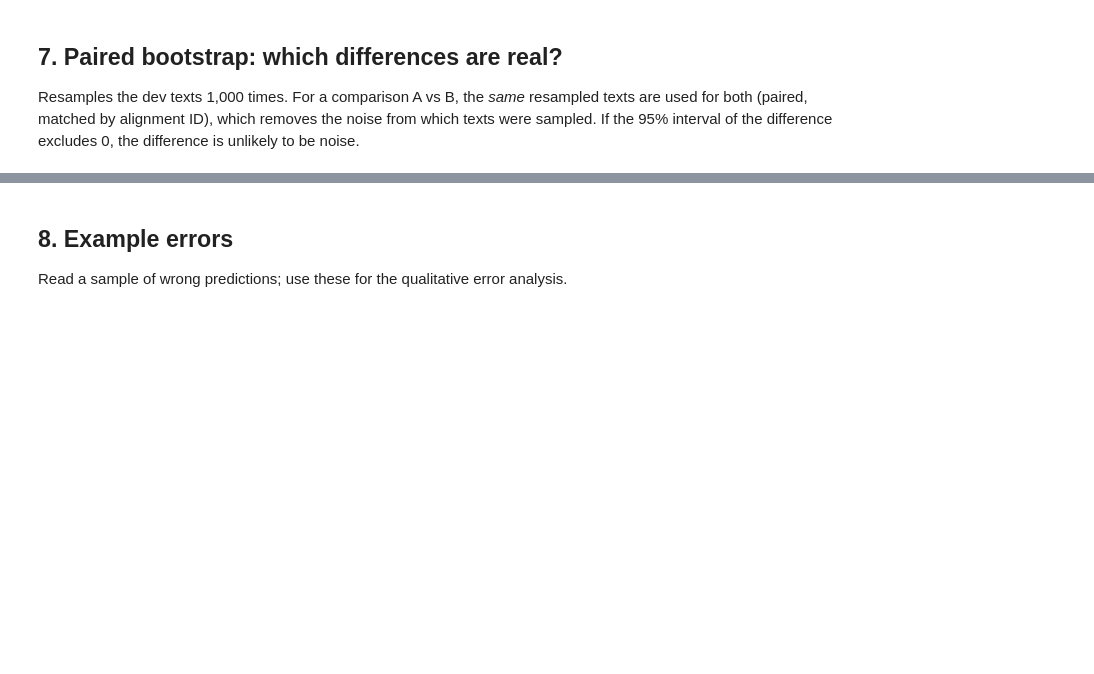
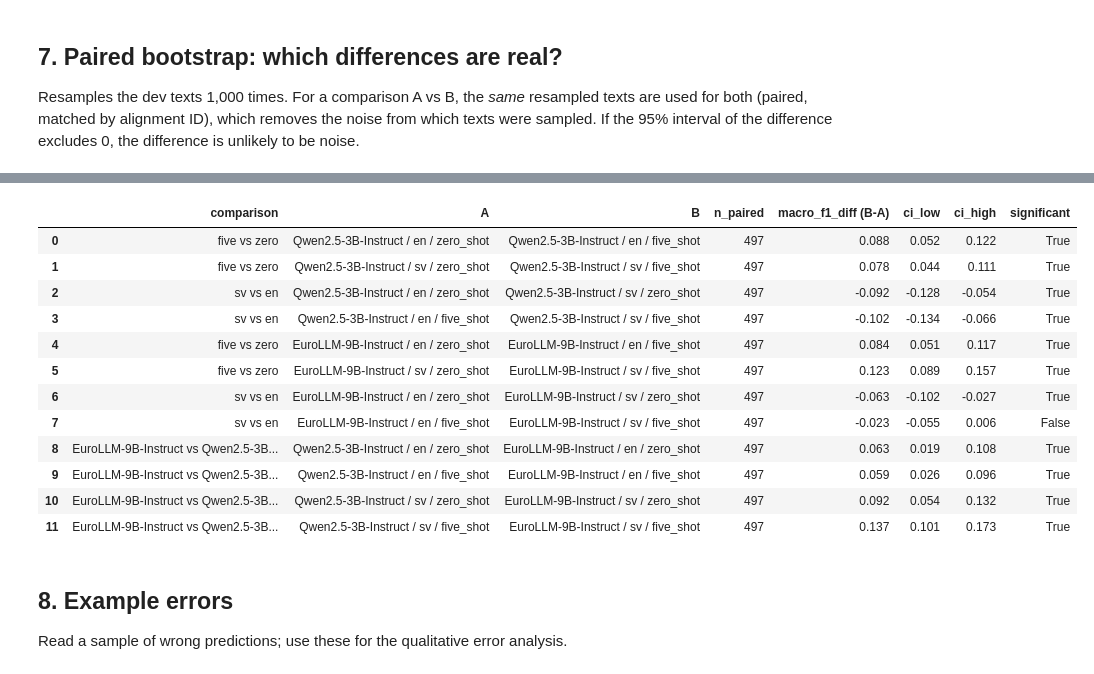
Before and after one commit to AlMaSm7/LLM_sentiment_classification, a Jupyter notebook: notebooks/prompting_results_analysis.ipynb, the cells around one changed output, grey strips where cells are left out. Cells and saved outputs as stored; diff of their text form; code cells hidden in the pictures; blank space fills up the shorter version.

```diff
--- a/notebooks/prompting_results_analysis.ipynb
+++ b/notebooks/prompting_results_analysis.ipynb
@@ -172,11 +150,2 @@ plt.show()
 # %% [markdown]
 ## 6. Label cardinality, label distribution and empty predictions
-# %%
-def load_preds(model, lang, condition, variant="default"):
-    path = PRED_DIR / f"{model}__{lang}__{condition}__{variant}.jsonl"
-    return pd.DataFrame([json.loads(l) for l in path.open(encoding="utf-8")])
-
-
-summary.set_index(["model", "lang", "condition"])[
-    ["gold_label_cardinality", "pred_label_cardinality"]
-]
@@ -238,0 +152,6 @@ EuroLLM-9B-Instruct          sv five_shot:    1/497 empty | gold of those: {'tru
+# %%
+from llm_project.notebook_utils import load_preds
+
+display(summary.set_index(["model", "lang", "condition"])[
+    ["gold_label_cardinality", "pred_label_cardinality"]
+])
@@ -238,0 +186,5 @@ EuroLLM-9B-Instruct          sv five_shot:    1/497 empty | gold of those: {'tru
+# %%
+from llm_project.notebook_utils import empty_predictions_summary
+
+for model, lang, condition, nempty, n, counts in empty_predictions_summary(summary, PRED_DIR):
+    print(f"{model:28s} {lang} {condition:9s}: {nempty:4d}/{n} empty | gold of those: {counts}")
@@ -330,3 +206,47 @@ boot
+# %%
+from llm_project.notebook_utils import load_preds, paired_bootstrap
+
+models = summary["model"].unique()
+langs = summary["lang"].unique()
+comparisons = []
+for mo in models:
+    for la in langs:
+        comparisons.append(("five vs zero", (mo, la, "zero_shot"), (mo, la, "five_shot")))
+    for co in ["zero_shot", "five_shot"]:
+        other = [l for l in langs if l != "en"][0]
+        comparisons.append((f"{other} vs en", (mo, "en", co), (mo, other, co)))
+if len(models) == 2:
+    for la in langs:
+        for co in ["zero_shot", "five_shot"]:
+            comparisons.append(
+                (f"{models[1]} vs {models[0]}", (models[0], la, co), (models[1], la, co))
+            )
+
+rows = []
+for name, a, b in comparisons:
+    try:
+        da = load_preds(a[0], a[1], a[2], PRED_DIR).set_index(ID_KEY)
+        db = load_preds(b[0], b[1], b[2], PRED_DIR).set_index(ID_KEY)
+    except Exception:
+        continue
+    d, lo, hi, n = paired_bootstrap(da, db, labels=LABELS)
+    rows.append({"comparison": name, "A": f"{a[0]} / {a[1]} / {a[2]}", "B": f"{b[0]} / {b[1]} / {b[2]}", "n_paired": n, "macro_f1_diff (B-A)": d, "ci_low": lo, "ci_high": hi, "significant": not (lo <= 0 <= hi)})
+boot = pd.DataFrame(rows)
+display(boot)
+# %% [output]
+|  | comparison | A | B | n_paired | macro_f1_diff (B-A) | ci_low | ci_high | significant |
+| 0 | five vs zero | Qwen2.5-3B-Instruct / en / zero_shot | Qwen2.5-3B-Instruct / en / five_shot | 497 | 0.088 | 0.052 | 0.122 | True |
+| 1 | five vs zero | Qwen2.5-3B-Instruct / sv / zero_shot | Qwen2.5-3B-Instruct / sv / five_shot | 497 | 0.078 | 0.044 | 0.111 | True |
+| 2 | sv vs en | Qwen2.5-3B-Instruct / en / zero_shot | Qwen2.5-3B-Instruct / sv / zero_shot | 497 | -0.092 | -0.128 | -0.054 | True |
+| 3 | sv vs en | Qwen2.5-3B-Instruct / en / five_shot | Qwen2.5-3B-Instruct / sv / five_shot | 497 | -0.102 | -0.134 | -0.066 | True |
+| 4 | five vs zero | EuroLLM-9B-Instruct / en / zero_shot | EuroLLM-9B-Instruct / en / five_shot | 497 | 0.084 | 0.051 | 0.117 | True |
+| 5 | five vs zero | EuroLLM-9B-Instruct / sv / zero_shot | EuroLLM-9B-Instruct / sv / five_shot | 497 | 0.123 | 0.089 | 0.157 | True |
+| 6 | sv vs en | EuroLLM-9B-Instruct / en / zero_shot | EuroLLM-9B-Instruct / sv / zero_shot | 497 | -0.063 | -0.102 | -0.027 | True |
+| 7 | sv vs en | EuroLLM-9B-Instruct / en / five_shot | EuroLLM-9B-Instruct / sv / five_shot | 497 | -0.023 | -0.055 | 0.006 | False |
+| 8 | EuroLLM-9B-Instruct vs Qwen2.5-3B... | Qwen2.5-3B-Instruct / en / zero_shot | EuroLLM-9B-Instruct / en / zero_shot | 497 | 0.063 | 0.019 | 0.108 | True |
+| 9 | EuroLLM-9B-Instruct vs Qwen2.5-3B... | Qwen2.5-3B-Instruct / en / five_shot | EuroLLM-9B-Instruct / en / five_shot | 497 | 0.059 | 0.026 | 0.096 | True |
+| 10 | EuroLLM-9B-Instruct vs Qwen2.5-3B... | Qwen2.5-3B-Instruct / sv / zero_shot | EuroLLM-9B-Instruct / sv / zero_shot | 497 | 0.092 | 0.054 | 0.132 | True |
+| 11 | EuroLLM-9B-Instruct vs Qwen2.5-3B... | Qwen2.5-3B-Instruct / sv / five_shot | EuroLLM-9B-Instruct / sv / five_shot | 497 | 0.137 | 0.101 | 0.173 | True |
 # %% [markdown]
 ## 8. Example errors
 Read a sample of wrong predictions; use these for the qualitative error analysis.
```
Also changed, not shown: parts of 22 cells of this notebook, 2 other files.
